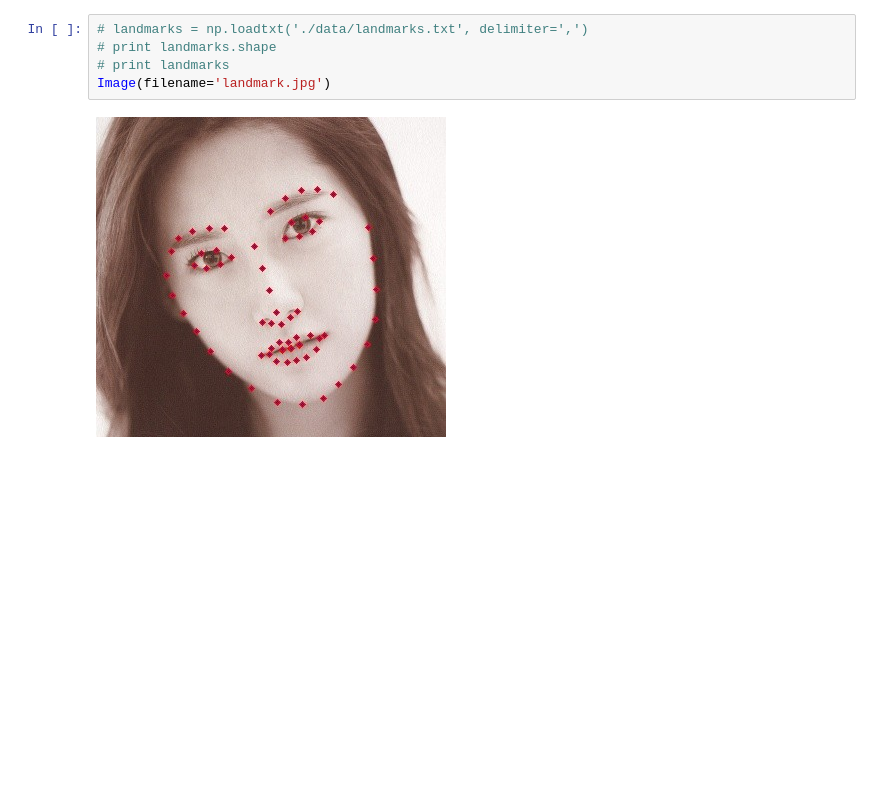
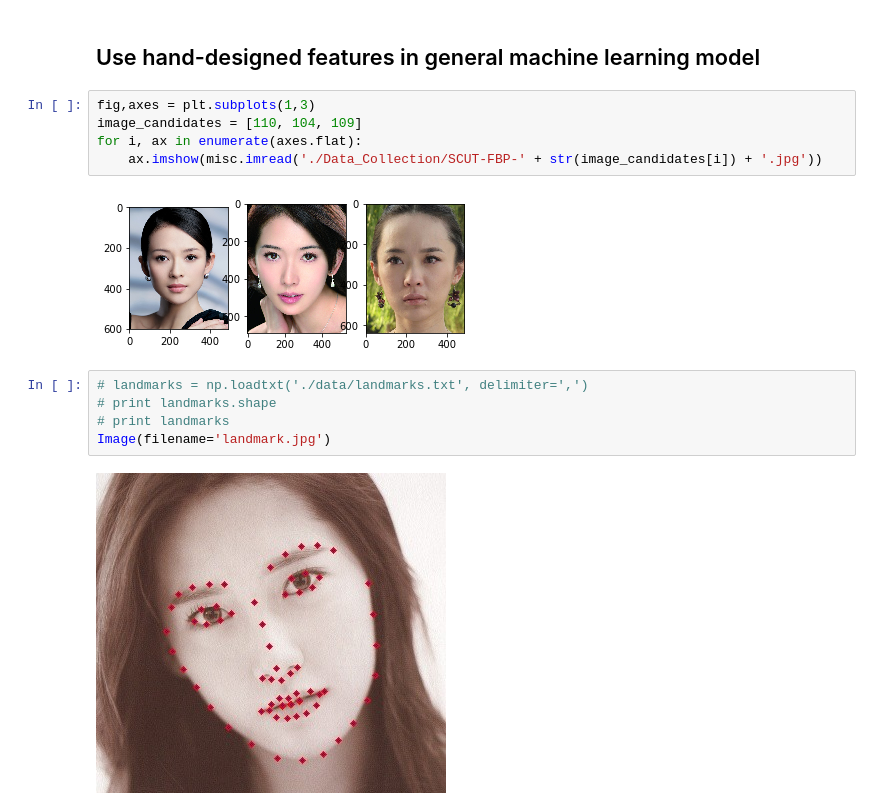
Before and after one commit to nimning/FaceAttractiveness, a Jupyter notebook: FacialAttractiveness.ipynb, the cells around one changed output. Drawn from its saved outputs; the diff is of its cells as text; blank space fills up the shorter version.

Commit message:
data image rating

```diff
--- a/FacialAttractiveness.ipynb
+++ b/FacialAttractiveness.ipynb
@@ -18,3 +11,12 @@ display(img2, img3)
+# %% [markdown]
+## Use hand-designed features in general machine learning model
+# %%
+fig,axes = plt.subplots(1,3)
+image_candidates = [110, 104, 109]
+for i, ax in enumerate(axes.flat):
+    ax.imshow(misc.imread('./Data_Collection/SCUT-FBP-' + str(image_candidates[i]) + '.jpg'))
+# %% [output]
+[figure, added]
 # %%
 # landmarks = np.loadtxt('./data/landmarks.txt', delimiter=',')
 # print landmarks.shape
```
Also changed, not shown: parts of 14 cells of this notebook.
